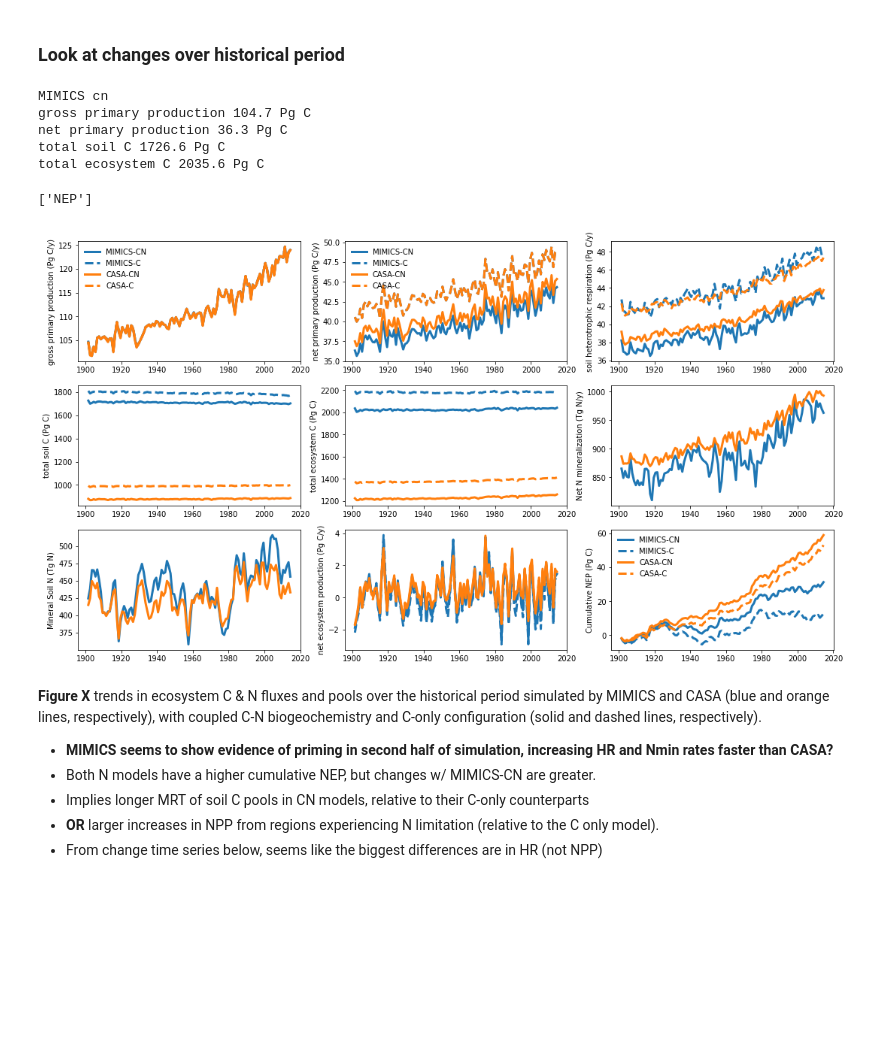
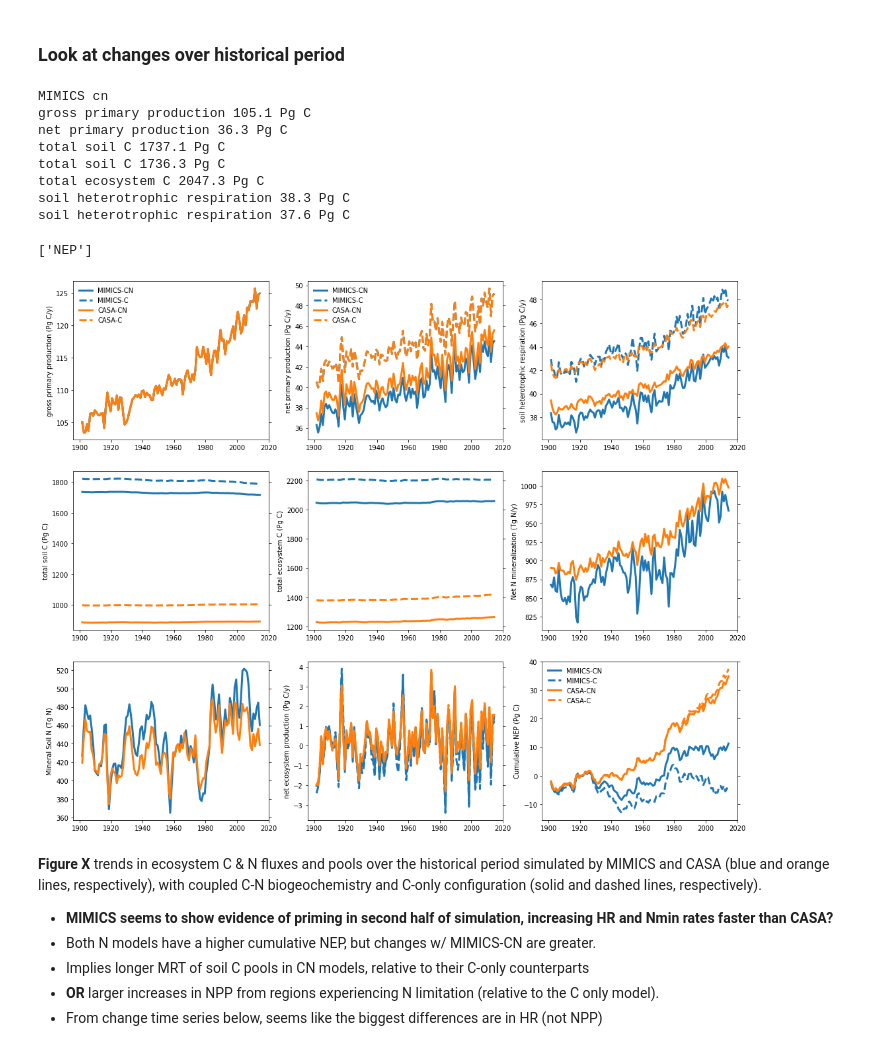
Before and after one commit to wwieder/biogeochem_testbed, a Jupyter notebook: analysis_code/MIMICScn_hist.ipynb, the cells around one changed output. Saved outputs shown, nothing was run; the diff lists cells and outputs as text; code cells hidden in the pictures; blank space fills up the shorter version.

```diff
--- a/analysis_code/MIMICScn_hist.ipynb
+++ b/analysis_code/MIMICScn_hist.ipynb
@@ -147,6 +154,8 @@ Mask out low productivity grids (where NPP<10 gC/m2/y)
 # %%
 minNPP = 10/365 # npp given in gC/m2/d
-MIMcnANN = MIMcnANN.where(MIMcnANN.cnpp>minNPP)
-CAScnANN = CAScnANN.where(CAScnANN.cnpp>minNPP)
-CAScANN = CAScANN.where(CAScANN.cnpp>minNPP)
-MIMcANN = MIMcANN.where(MIMcANN.cnpp>minNPP)
+initNPP = MIMcnANN.cnpp.isel(time=slice(0,20)).mean(dim='time')
+#print(initNPP)
+MIMcnANN = MIMcnANN.where(initNPP>minNPP)
+CAScnANN = CAScnANN.where(initNPP>minNPP)
+CAScANN = CAScANN.where(initNPP>minNPP)
+MIMcANN = MIMcANN.where(initNPP>minNPP)
@@ -316,7 +330,7 @@ Panels show NPP, soil C stocks, soil C:N, microbial biomass pools, and microbial
 # %% [markdown]
 ### Look at changes over historical period
 # %%
-def globalSum ( varIn, area=MIMcnANN.landarea.isel(time=0) *1e6, timeC=1, conversion=1e-15, units=None, pt=False):
+def globalSum ( varIn, area=MIMcnANN.landarea *1e6, timeC=1, conversion=1e-15, units=None, pt=False):
     "Global weighted sum of fluxes & states"
     temp = varIn * area
     temp = temp.sum(dim=('lat','lon')) * conversion * timeC
@@ -329,79 +343,72 @@ print('MIMICS cn')
 globalSum(MIMcnANN['cgpp'].isel(time=0),timeC=d2y, pt=True)
 globalSum(MIMcnANN['cnpp'].isel(time=0),timeC=d2y, pt=True)
 globalSum(MIMcnANN['cTOT'].isel(time=0), pt=True);
+globalSum(MIMcnANN['cTOT'].isel(time=1), pt=True);
 globalSum(MIMcnANN['cECO'].isel(time=0), pt=True);
+globalSum(MIMcnANN['cresp'].isel(time=0), timeC=d2y, pt=True);
+globalSum(MIMcnANN['cresp'].isel(time=1), timeC=d2y, pt=True);
 #print(MIMcnANN)
 # %% [output]
 MIMICS cn
-gross primary production 104.7 Pg C
+gross primary production 105.1 Pg C
 net primary production 36.3 Pg C
-total soil C 1726.6 Pg C
-total ecosystem C 2035.6 Pg C
+total soil C 1737.1 Pg C
+total soil C 1736.3 Pg C
+total ecosystem C 2047.3 Pg C
+soil heterotrophic respiration 38.3 Pg C
+soil heterotrophic respiration 37.6 Pg C
 # %%
 model = ['MIMICS-CN','MIMICS-C','CASA-CN','CASA-C']
 var = ['cgpp','cnpp','cresp',
        'cTOT','cECO','nNetMineralization',
        'nMineral','NEP']
 
 nvar  = len(var)
 timeC = [365,365,365,1,1,
          365,1,365]
 conversion = [1e-15,1e-15,1e-15,1e-15,1e-15,
               1e-12,1e-12,1e-15]
 units = ['(Pg C/y)','(Pg C/y)','(Pg C/y)',
          '(Pg C)','(Pg C)','(Tg N/y)','(Tg N)','(Pg C/y)']
 
-plt.figure(figsize=[18,10]);
+fig = plt.figure(figsize=[18,15])
+
 for i in range(nvar):
-    plt.subplot(3, 3, (1+i))
-    plt.ylabel(MIMcnANN[var[i]].attrs['long_name']+' '+units[i])
-    plt.plot(MIMcnANN.time, globalSum(MIMcnANN[var[i]],timeC=timeC[i],conversion=conversion[i]),
+    ax = fig.add_subplot(3, 3, (i+1))
+    ax.yaxis.set_ticks_position('both')
+    ax.set_ylabel(MIMcnANN[var[i]].attrs['long_name']+' '+units[i])
+    ax.plot(MIMcnANN.time, globalSum(MIMcnANN[var[i]],timeC=timeC[i],conversion=conversion[i]),
              lw=3,color=color[0],linestyle=linestyle[0])
     if (i<=4) | (i>=7):
-        plt.plot(MIMcANN.time, globalSum(MIMcANN[var[i]],timeC=timeC[i],conversion= conversion[i]),
+        ax.plot(MIMcANN.time, globalSum(MIMcANN[var[i]],timeC=timeC[i],conversion= conversion[i]),
              lw=3,color=color[0],linestyle=linestyle[1])
 
-    plt.plot(CAScnANN.time, globalSum(CAScnANN[var[i]],timeC=timeC[i],conversion=conversion[i]),
+    ax.plot(CAScnANN.time, globalSum(CAScnANN[var[i]],timeC=timeC[i],conversion=conversion[i]),
              lw=3,color=color[1],linestyle=linestyle[0])
     if (i<=4) | (i>=7):
-        plt.plot(CAScANN.time, globalSum(CAScANN[var[i]],timeC=timeC[i],conversion= conversion[i]),
+        ax.plot(CAScANN.time, globalSum(CAScANN[var[i]],timeC=timeC[i],conversion= conversion[i]),
              lw=3,color=color[1],linestyle=linestyle[1])
 
     if i<2:
-        plt.legend(labels=model, frameon = False, fontsize='medium')
+        ax.legend(labels=model, frameon = False, fontsize='medium')
 
-# make last plot of cumulative sum of NEP
-'''plt.subplot(3, (nvar/2), 8)
-i = 1
-print([var[i]])
-plt.ylabel('Cumulative '+var[i]+' (Pg C)')
-plt.plot(MIMcnANN.time, np.cumsum(globalSum(MIMcnANN[var[i]],timeC=timeC[i],conversion=conversion[i]).values),
-             lw=3,color=color[0],linestyle=linestyle[0])
-plt.plot(MIMcANN.time, np.cumsum(globalSum(MIMcANN[var[i]],timeC=timeC[i],conversion=conversion[i]).values),
-             lw=3,color=color[0],linestyle=linestyle[1])
-plt.plot(CAScnANN.time, np.cumsum(globalSum(CAScnANN[var[i]],timeC=timeC[i],conversion=conversion[i]).values),
-             lw=3,color=color[1],linestyle=linestyle[0])
-plt.plot(CAScANN.time, np.cumsum(globalSum(CAScANN[var[i]],timeC=timeC[i],conversion=conversion[i]).values),
-             lw=3,color=color[1],linestyle=linestyle[1])
-plt.legend(labels=model, frameon = False, fontsize='medium');
-
-'''
-plt.subplot(3, 3, 9)
+ax = fig.add_subplot(3, 3, 9)
 i = 7
 print([var[i]])
-plt.ylabel('Cumulative '+var[i]+' (Pg C)')
-plt.plot(MIMcnANN.time, np.cumsum(globalSum(MIMcnANN[var[i]],timeC=timeC[i],conversion=conversion[i]).values),
+ax.yaxis.set_ticks_position('both')
+ax.set_ylabel('Cumulative '+var[i]+' (Pg C)')
+ax.plot(MIMcnANN.time, np.cumsum(globalSum(MIMcnANN[var[i]],timeC=timeC[i],conversion=conversion[i]).values),
              lw=3,color=color[0],linestyle=linestyle[0])
-plt.plot(MIMcANN.time, np.cumsum(globalSum(MIMcANN[var[i]],timeC=timeC[i],conversion=conversion[i]).values),
+ax.plot(MIMcANN.time, np.cumsum(globalSum(MIMcANN[var[i]],timeC=timeC[i],conversion=conversion[i]).values),
              lw=3,color=color[0],linestyle=linestyle[1])
-plt.plot(CAScnANN.time, np.cumsum(globalSum(CAScnANN[var[i]],timeC=timeC[i],conversion=conversion[i]).values),
+ax.plot(CAScnANN.time, np.cumsum(globalSum(CAScnANN[var[i]],timeC=timeC[i],conversion=conversion[i]).values),
              lw=3,color=color[1],linestyle=linestyle[0])
-plt.plot(CAScANN.time, np.cumsum(globalSum(CAScANN[var[i]],timeC=timeC[i],conversion=conversion[i]).values),
+ax.plot(CAScANN.time, np.cumsum(globalSum(CAScANN[var[i]],timeC=timeC[i],conversion=conversion[i]).values),
              lw=3,color=color[1],linestyle=linestyle[1])
-plt.legend(labels=model, frameon = False, fontsize='medium');
+ax.legend(labels=model, frameon = False, fontsize='medium');
 # %% [output]
 ['NEP']
-[figure, old version]
+[figure, new version]
 # %% [markdown]
 **Figure X** trends in ecosystem C & N fluxes and pools over the historical period simulated by MIMICS and CASA (blue and orange lines, respectively), with coupled C-N biogeochemistry and C-only configuration (solid and dashed lines, respectively).
 - **MIMICS seems to show evidence of priming in second half of simulation, increasing HR and Nmin rates faster than CASA?**
```
Also changed, not shown: parts of 21 cells of this notebook.
